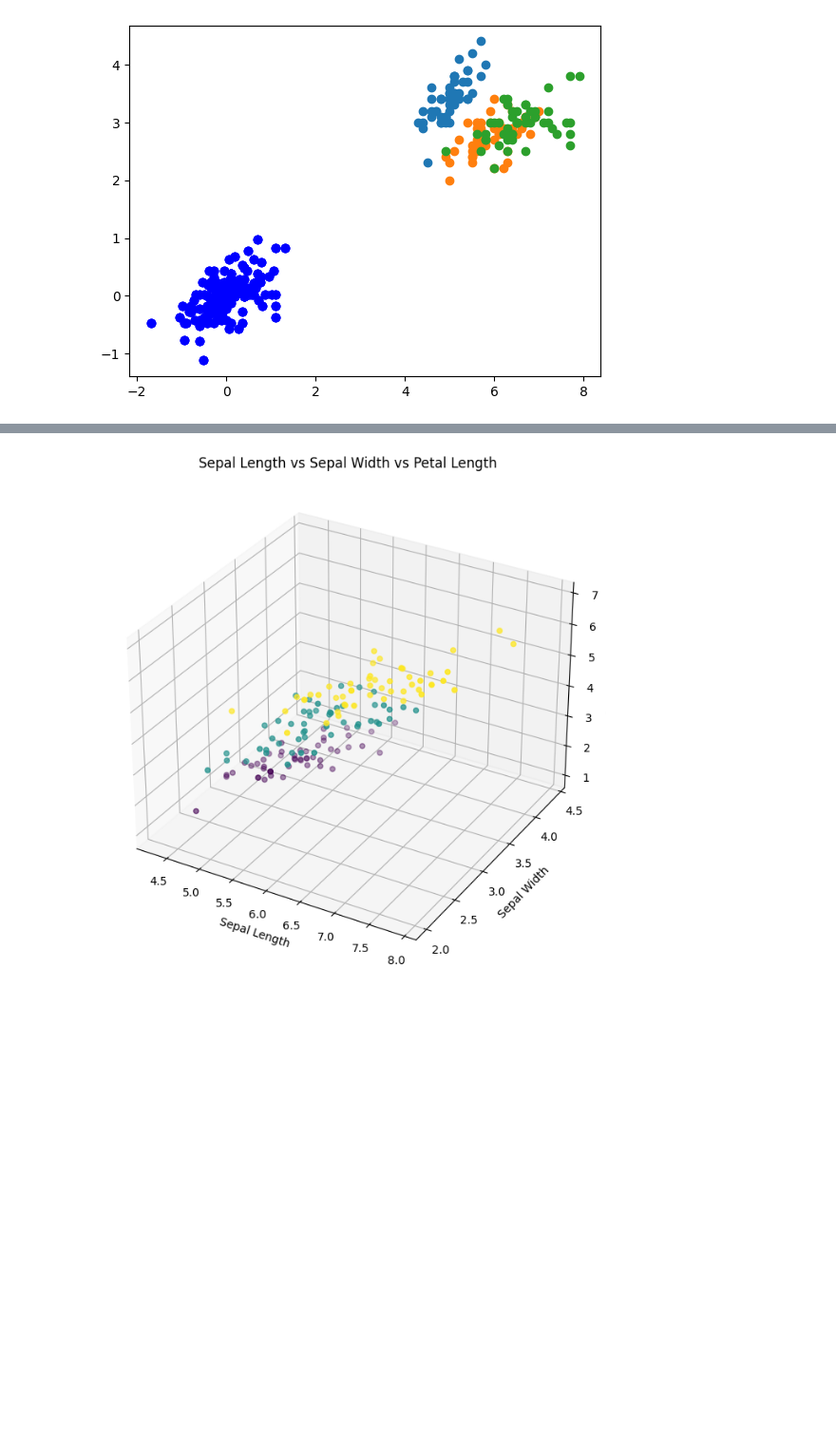
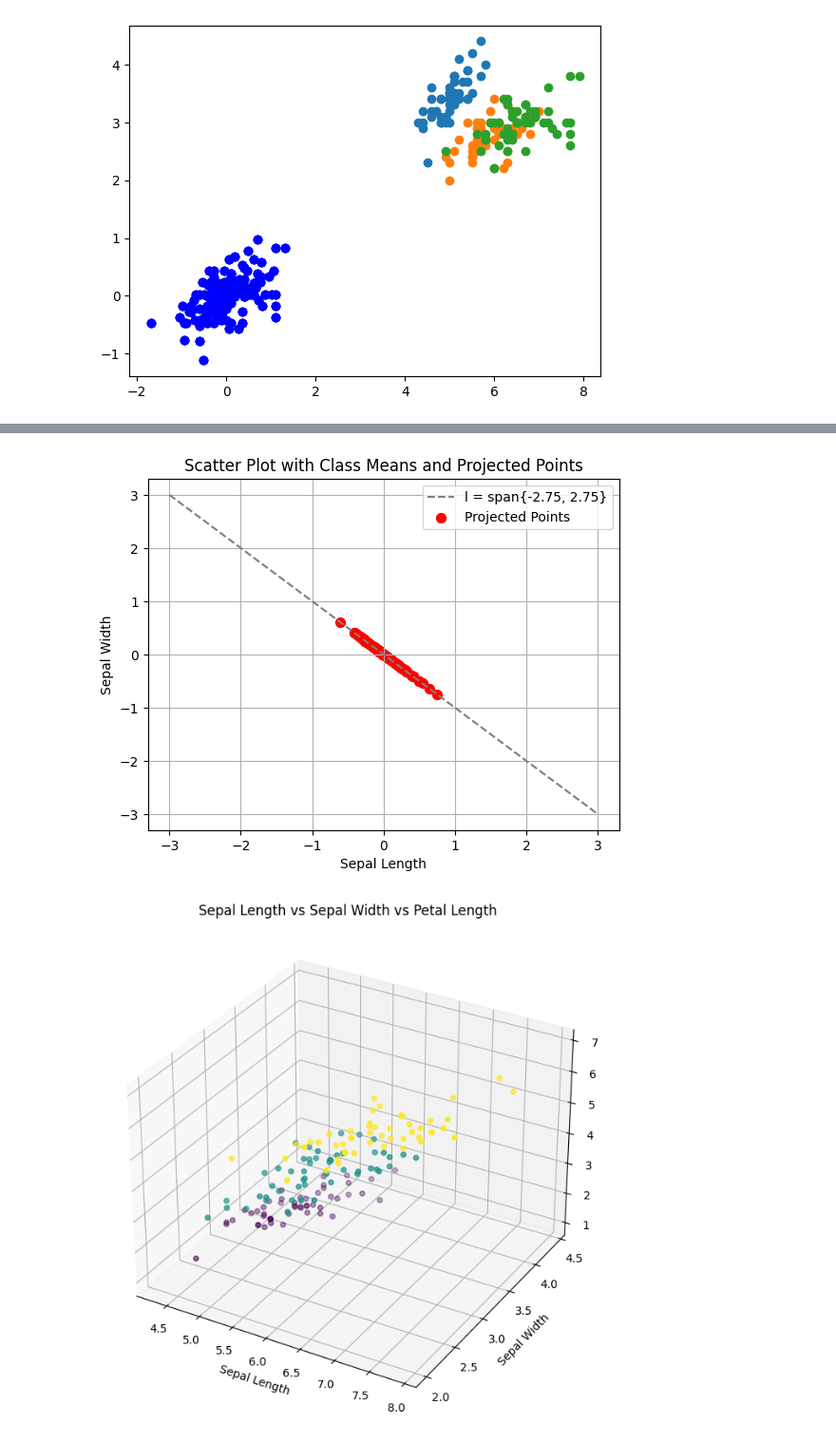
Before and after one commit to SyedT1/Data-Mining-CSC417, a Jupyter notebook: Week 2/Assignment_2.ipynb, the cells around one changed output, grey strips where cells are left out. Shown: that part at 95% size. Cells and saved outputs as stored; diff of their text form; code cells hidden in the pictures; blank space fills up the shorter version.

```diff
--- a/Week 2/Assignment_2.ipynb
+++ b/Week 2/Assignment_2.ipynb
@@ -120 +135,24 @@ for class_label, marker_shape in class_shape_map.items():
+# %%
+import numpy as np
+x2_values = np.linspace(-3, 3, 100)  # Generate 100 points between -3 and 3 for x2
+x1_values = -x2_values
+plt.plot(x2_values, x1_values, linestyle='--', color='gray', label='l = span{-2.75, 2.75}')
+centered_data = df.iloc[:,-2:]
+# 6: Calculate the projection of each data point on the line l
+projection = np.dot(centered_data, [-2.75, 2.75]) / np.linalg.norm([-2.75, 2.75])**2
+
+# 7: Plot the projected points on the line with smaller size
+plt.scatter(-2.75 * projection, 2.75 * projection, marker='o', color='red', s=50, label='Projected Points')
+
+# Add labels, title, and legend
+plt.xlabel('Sepal Length')
+plt.ylabel('Sepal Width')
+plt.title('Scatter Plot with Class Means and Projected Points')
+plt.legend()
+
+# Show the plot
+plt.grid(True)
+plt.show()
+# %% [output]
+[figure, added]
 # %%
```
Also changed, not shown: parts of 12 cells of this notebook.
